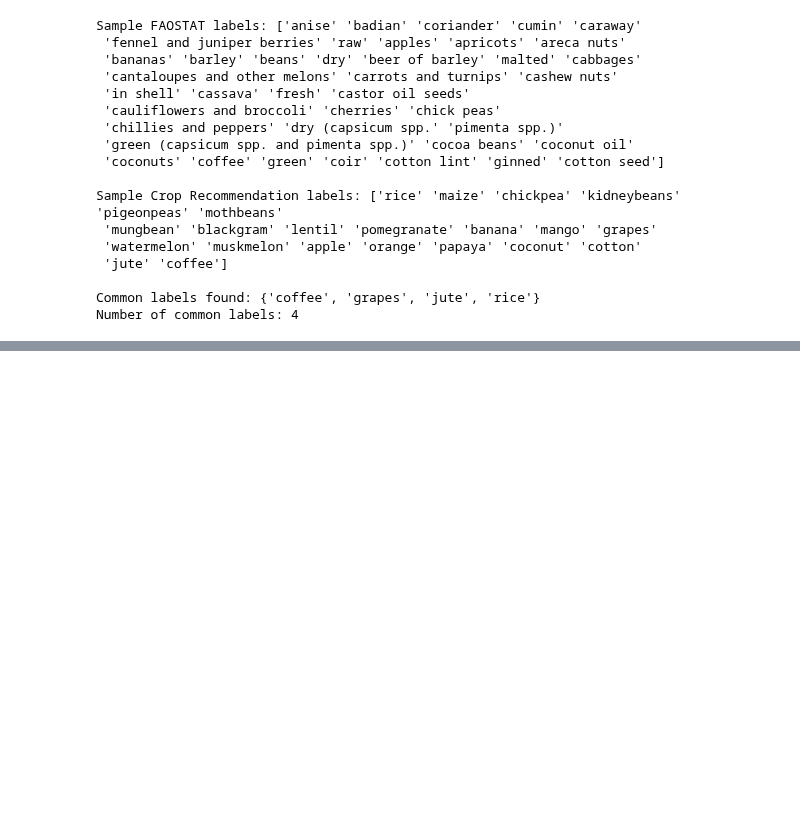
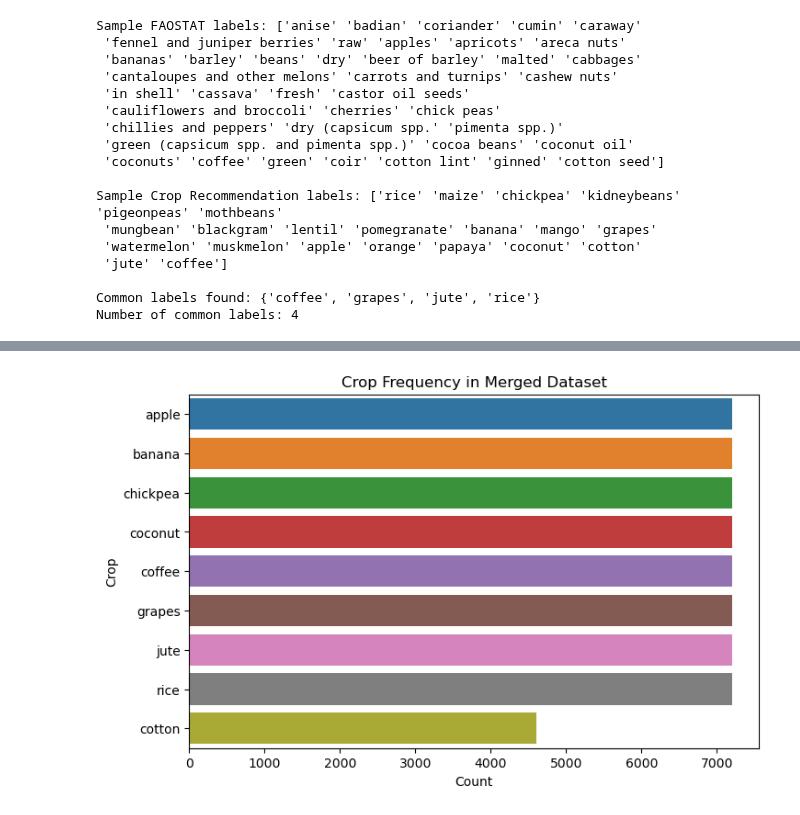
Before and after one commit to springboardmentor2468a-lab/AgriYield, a Jupyter notebook: data.ipynb, the cells around one changed output, grey strips where cells are left out. Drawn from its saved outputs; the diff is of its cells as text; code cells hidden in the pictures; blank space fills up the shorter version.

```diff
--- a/data.ipynb
+++ b/data.ipynb
@@ -442,0 +476,10 @@ Summary Statistics:
+# %%
+# 7. Crop label distribution (frequency)
+plt.figure(figsize=(8, 5))
+sns.countplot(data=df_cleaned, y='label', order=df_cleaned['label'].value_counts().index)
+plt.title("Crop Frequency in Merged Dataset")
+plt.xlabel("Count")
+plt.ylabel("Crop")
+plt.show()
+# %% [output]
+[figure, added]
```
Also changed, not shown: parts of 25 cells of this notebook.
